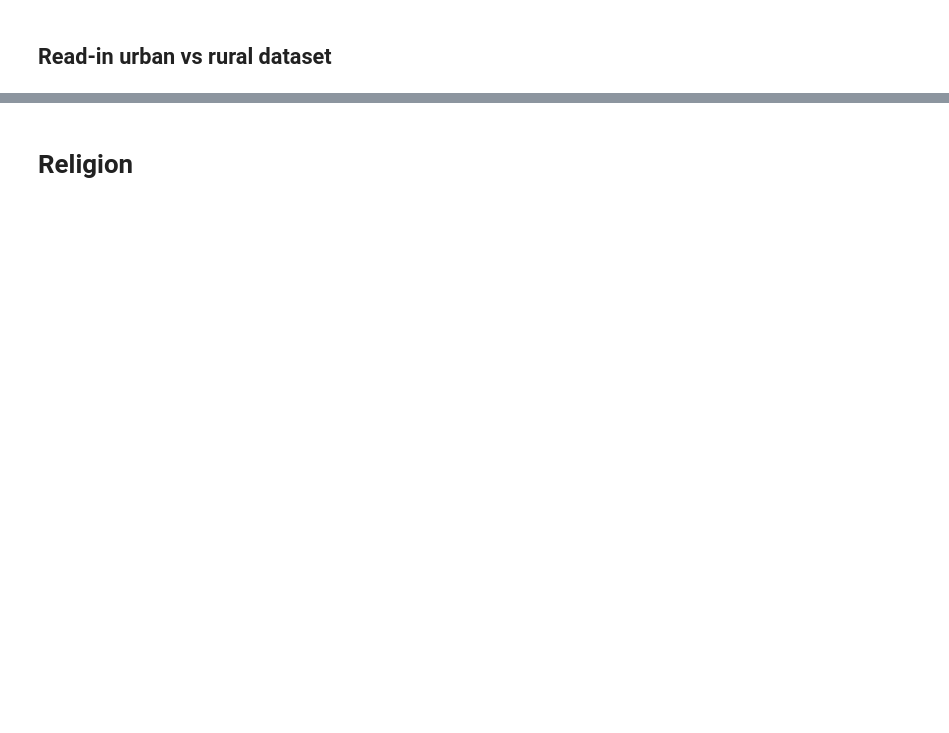
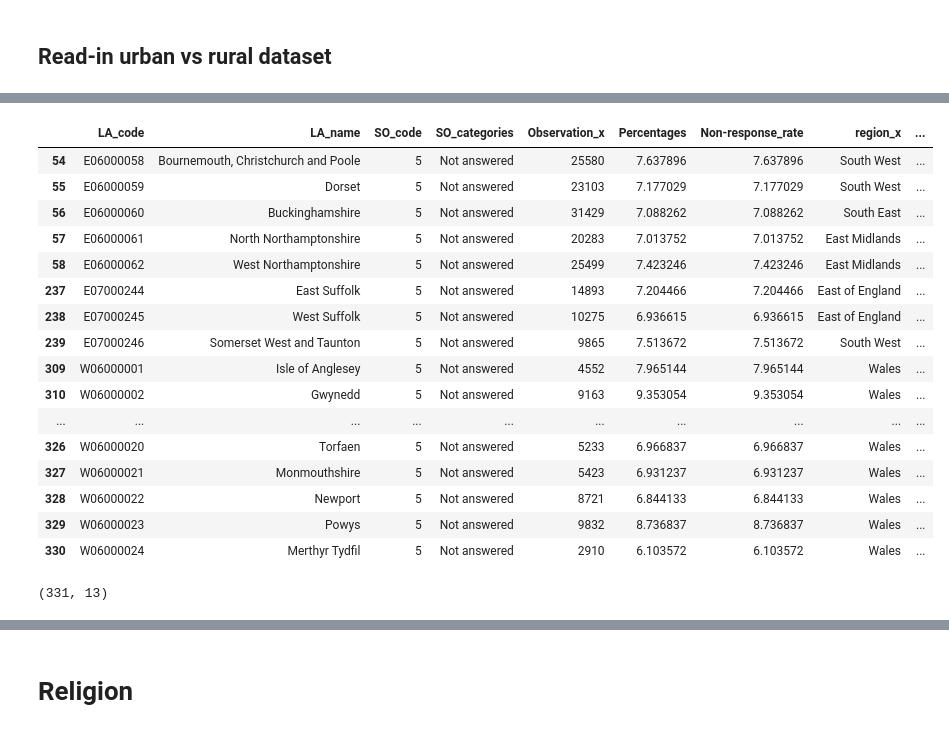
Before and after one commit to UKDataServiceOpen/InteractiveGender, a Jupyter notebook: Python/Non_response_SO.ipynb, the cells around one changed output, grey strips where cells are left out. Drawn from its saved outputs; the diff is of its cells as text; code cells hidden in the pictures; blank space fills up the shorter version.

```diff
--- a/Python/Non_response_SO.ipynb
+++ b/Python/Non_response_SO.ipynb
@@ -438,4 +438,28 @@ rural.head()
 rural = rural[['LAD18NM', 'Broad RUC11']]
 rural = rural.rename(columns = {"LAD18NM": "LA_name", "Broad RUC11": "Urb_Rur"})
 # %%
-rural_df = merged_df3.merge(rural, on = ['LA_name'])
+rural_df = merged_df3.merge(rural, on=['LA_name'], how='left')
+# %%
+rural_df[pd.isna(rural_df['Urb_Rur'])]
+# %% [output]
+|  | LA_code | LA_name | SO_code | SO_categories | Observation_x | Percentages | Non-response_rate | region_x | ... |
+| 54 | E06000058 | Bournemouth, Christchurch and Poole | 5 | Not answered | 25580 | 7.637896 | 7.637896 | South West | ... |
+| 55 | E06000059 | Dorset | 5 | Not answered | 23103 | 7.177029 | 7.177029 | South West | ... |
+| 56 | E06000060 | Buckinghamshire | 5 | Not answered | 31429 | 7.088262 | 7.088262 | South East | ... |
+| 57 | E06000061 | North Northamptonshire | 5 | Not answered | 20283 | 7.013752 | 7.013752 | East Midlands | ... |
+| 58 | E06000062 | West Northamptonshire | 5 | Not answered | 25499 | 7.423246 | 7.423246 | East Midlands | ... |
+| 237 | E07000244 | East Suffolk | 5 | Not answered | 14893 | 7.204466 | 7.204466 | East of England | ... |
+| 238 | E07000245 | West Suffolk | 5 | Not answered | 10275 | 6.936615 | 6.936615 | East of England | ... |
+| 239 | E07000246 | Somerset West and Taunton | 5 | Not answered | 9865 | 7.513672 | 7.513672 | South West | ... |
+| 309 | W06000001 | Isle of Anglesey | 5 | Not answered | 4552 | 7.965144 | 7.965144 | Wales | ... |
+| 310 | W06000002 | Gwynedd | 5 | Not answered | 9163 | 9.353054 | 9.353054 | Wales | ... |
+| ... | ... | ... | ... | ... | ... | ... | ... | ... | ... |
+| 326 | W06000020 | Torfaen | 5 | Not answered | 5233 | 6.966837 | 6.966837 | Wales | ... |
+| 327 | W06000021 | Monmouthshire | 5 | Not answered | 5423 | 6.931237 | 6.931237 | Wales | ... |
+| 328 | W06000022 | Newport | 5 | Not answered | 8721 | 6.844133 | 6.844133 | Wales | ... |
+| 329 | W06000023 | Powys | 5 | Not answered | 9832 | 8.736837 | 8.736837 | Wales | ... |
+| 330 | W06000024 | Merthyr Tydfil | 5 | Not answered | 2910 | 6.103572 | 6.103572 | Wales | ... |
+# %%
+rural_df.shape
+# %% [output]
+(331, 13)
```
Also changed, not shown: parts of 77 cells of this notebook, 7 other files.
